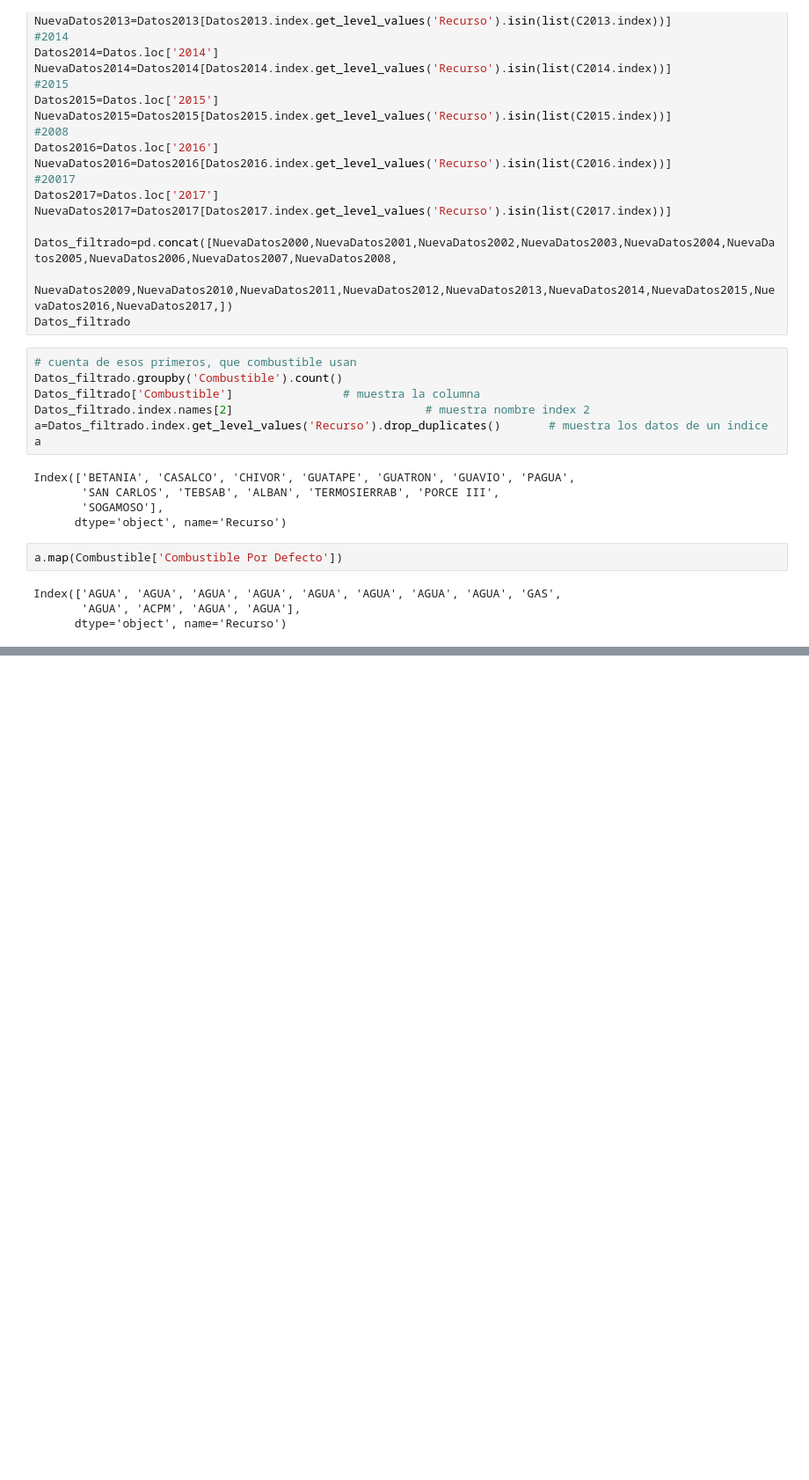
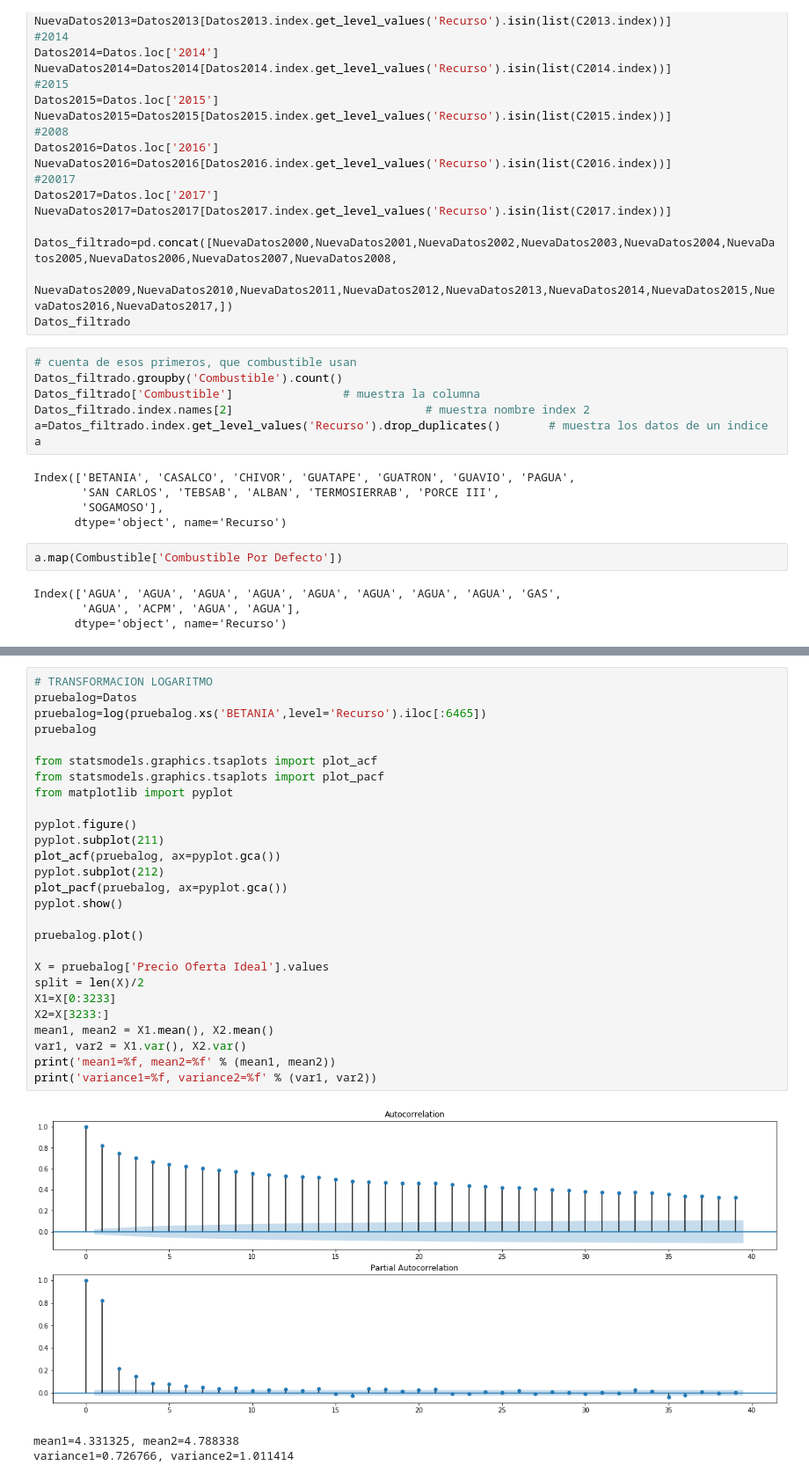
Before and after one commit to Vamarinpe/PAE, a Jupyter notebook: CodRecurso.ipynb, the cells around one changed output, grey strips where cells are left out. Shown: that part at 88% size. Cells and saved outputs as stored; diff of their text form; blank space fills up the shorter version.

```diff
--- a/CodRecurso.ipynb
+++ b/CodRecurso.ipynb
@@ -224,0 +261,31 @@ g=sns.regplot(x=d,y=v)
+# %%
+# TRANSFORMACION LOGARITMO
+pruebalog=Datos
+pruebalog=log(pruebalog.xs('BETANIA',level='Recurso').iloc[:6465])
+pruebalog
+
+from statsmodels.graphics.tsaplots import plot_acf
+from statsmodels.graphics.tsaplots import plot_pacf
+from matplotlib import pyplot
+
+pyplot.figure()
+pyplot.subplot(211)
+plot_acf(pruebalog, ax=pyplot.gca())
+pyplot.subplot(212)
+plot_pacf(pruebalog, ax=pyplot.gca())
+pyplot.show()
+
+pruebalog.plot()
+
+X = pruebalog['Precio Oferta Ideal'].values
+split = len(X)/2
+X1=X[0:3233]
+X2=X[3233:]
+mean1, mean2 = X1.mean(), X2.mean()
+var1, var2 = X1.var(), X2.var()
+print('mean1=%f, mean2=%f' % (mean1, mean2))
+print('variance1=%f, variance2=%f' % (var1, var2))
+# %% [output]
+[figure, added]
+mean1=4.331325, mean2=4.788338
+variance1=0.726766, variance2=1.011414
```
Also changed, not shown: parts of 8 cells of this notebook.
